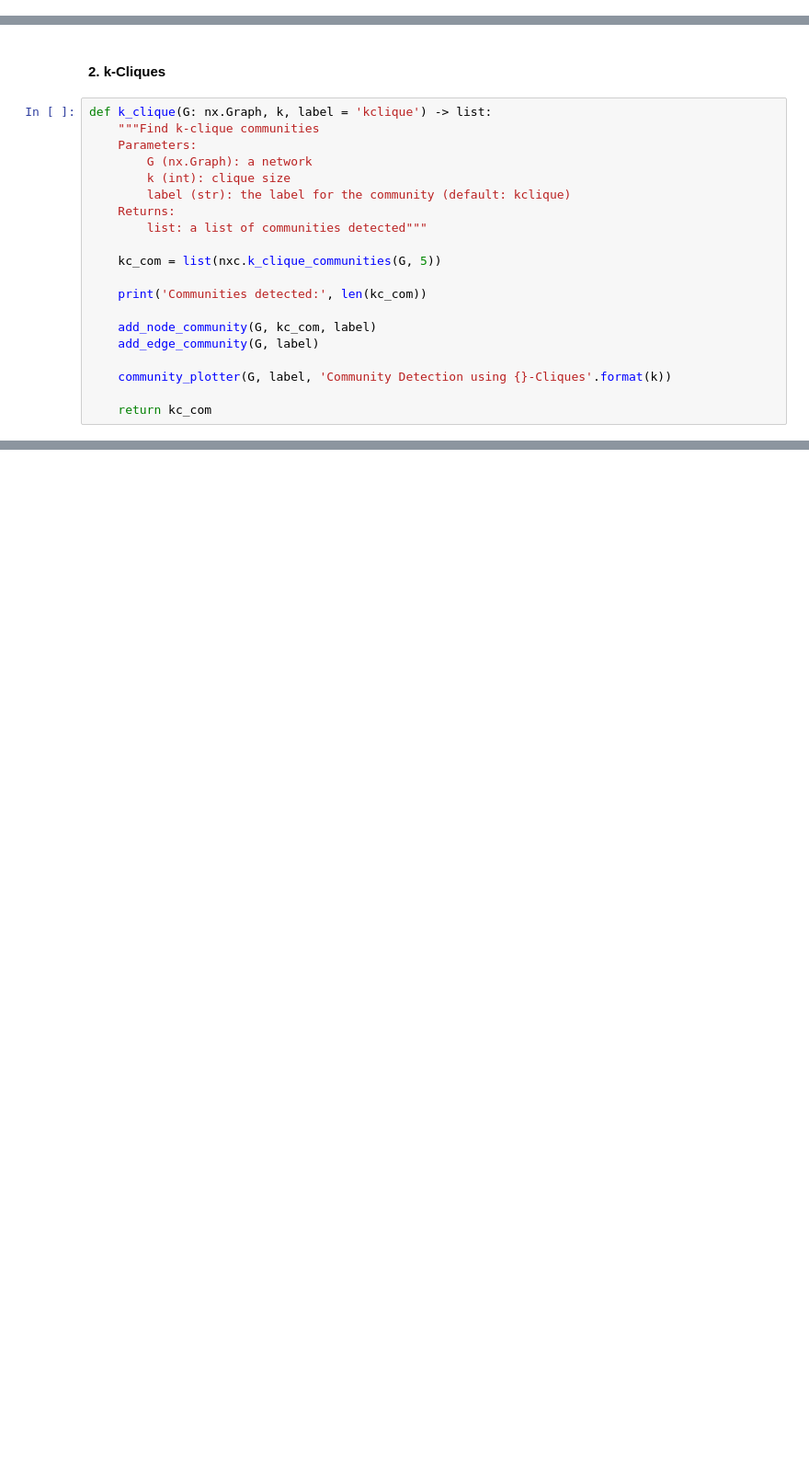
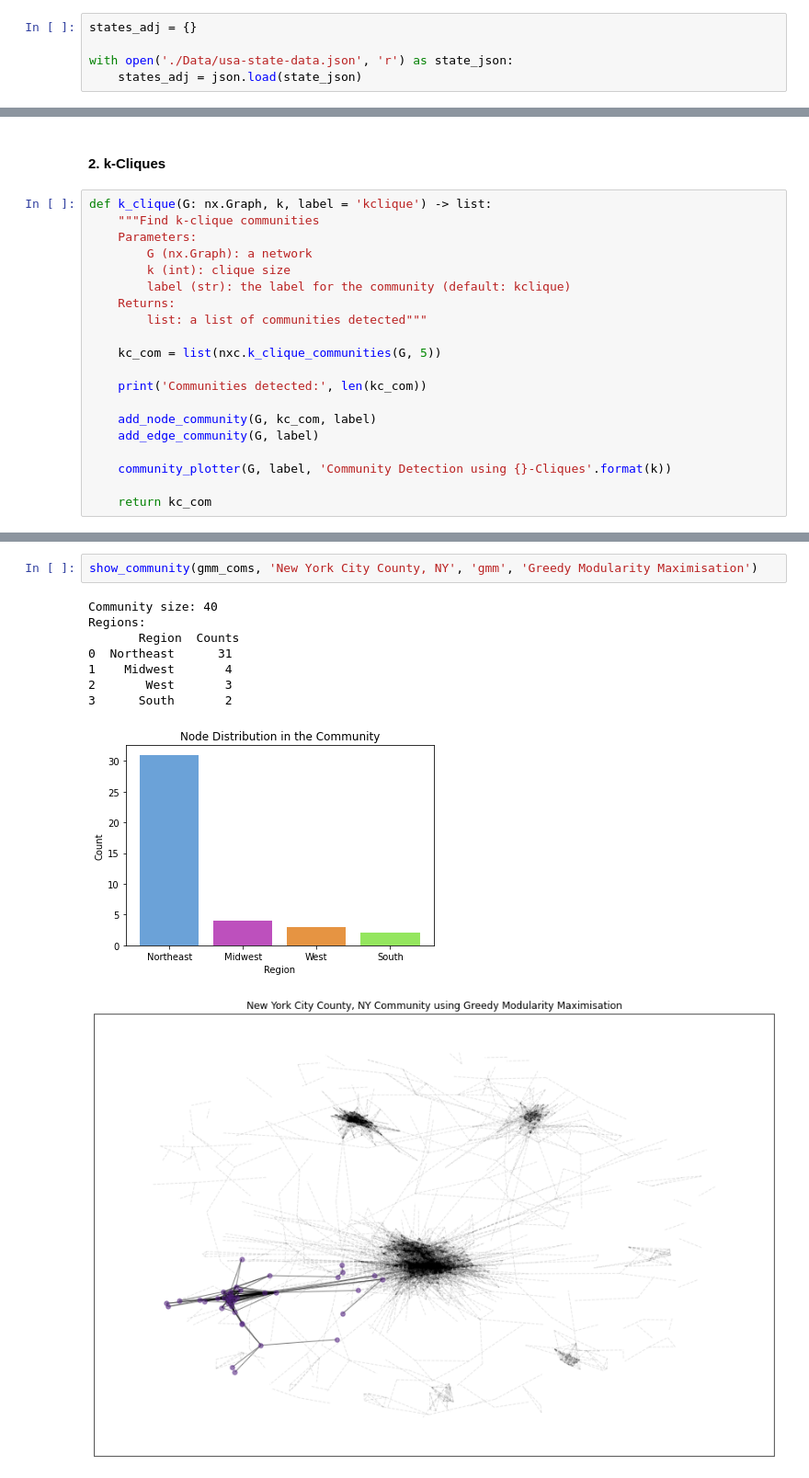
Before and after one commit to samar14641/covid-us-networks, a Jupyter notebook: community_detection.ipynb, the cells around one changed output, grey strips where cells are left out. Shown at 92% size. Drawn from its saved outputs; the diff is of its cells as text; blank space fills up the shorter version.

```diff
--- a/community_detection.ipynb
+++ b/community_detection.ipynb
@@ -11,6 +12,11 @@ G = nx.read_gml('./Graphs/all_data_corr.gml')
 nx.info(G)
 # %% [output]
 'Graph with 929 nodes and 5566 edges'
+# %%
+states_adj = {}
+
+with open('./Data/usa-state-data.json', 'r') as state_json:
+    states_adj = json.load(state_json)
 # %%
 REGION_MAP = {'Northeast': 1, 'South': 2, 'Midwest': 3, 'West': 4}
 # %% [markdown]
@@ -186,0 +241,12 @@ Communities detected: 11
+# %%
+show_community(gmm_coms, 'New York City County, NY', 'gmm', 'Greedy Modularity Maximisation')
+# %% [output]
+Community size: 40
+Regions:
+       Region  Counts
+0  Northeast      31
+1    Midwest       4
+2       West       3
+3      South       2
+[figure, added]
+[figure, added]
```
Also changed, not shown: parts of 11 cells of this notebook.
